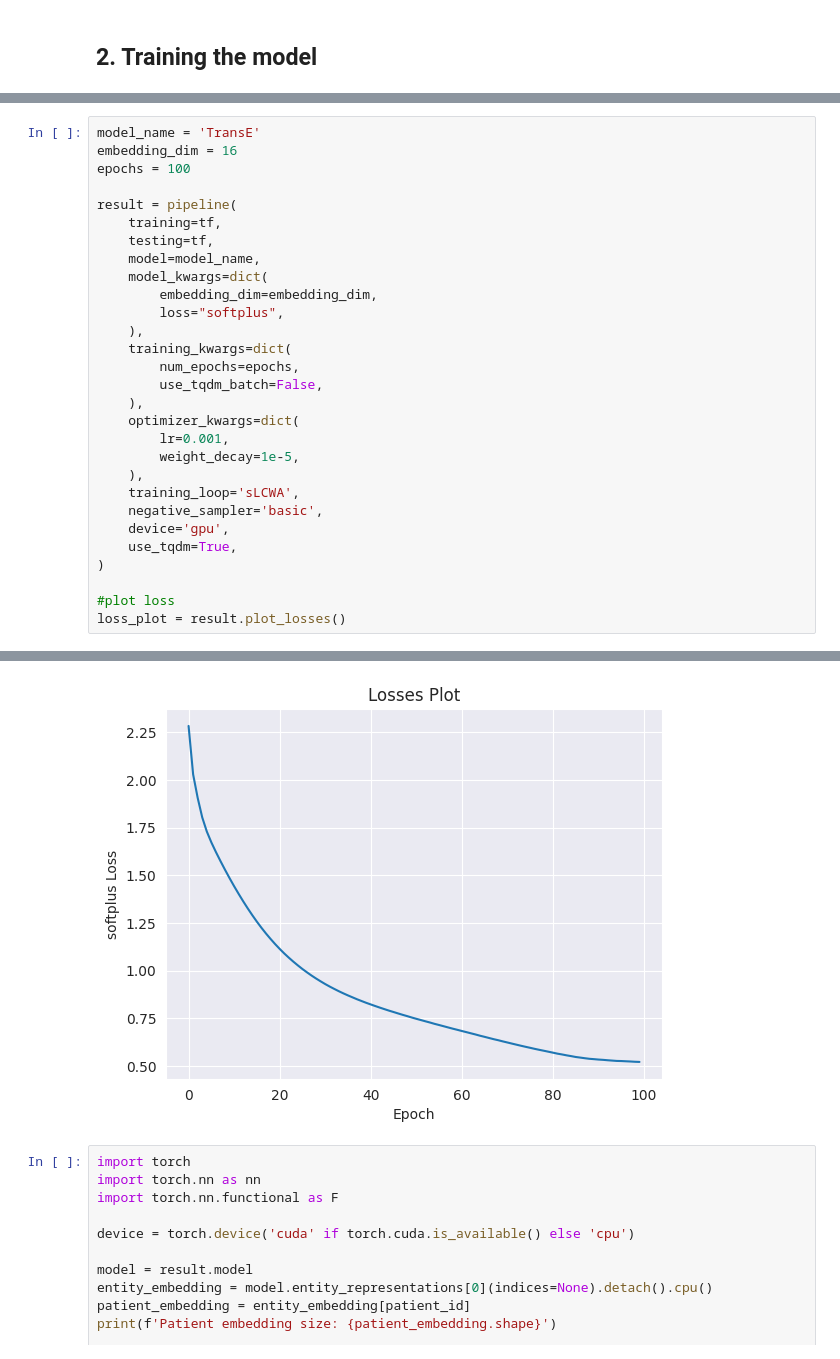
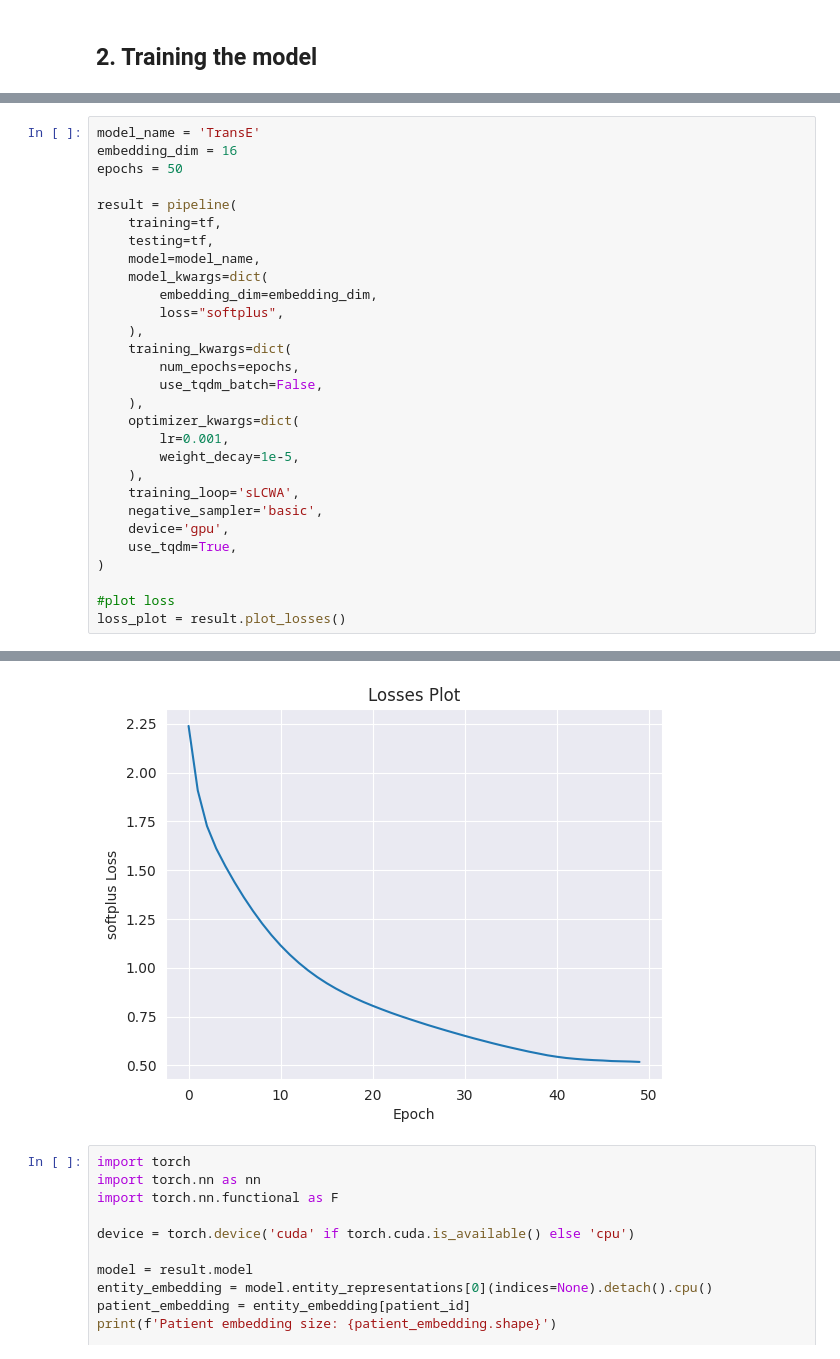
Before and after one commit to TeamHeKA/neurovasc, a Jupyter notebook: notebooks/Graphs/transe_node_pred.ipynb, the cells around one changed output, grey strips where cells are left out. Cells and saved outputs as stored; diff of their text form.

```diff
--- a/notebooks/Graphs/transe_node_pred.ipynb
+++ b/notebooks/Graphs/transe_node_pred.ipynb
@@ -126,7 +130,7 @@ tf = TriplesFactory.from_path(f'{path}/sphn_events_noOutcome.tsv', create_invers
 # %%
 model_name = 'TransE'
 embedding_dim = 16
-epochs = 100
+epochs = 50
 
 result = pipeline(
     training=tf,
@@ -159,4 +164,4 @@ INFO:pykeen.evaluation.evaluator:Evaluation took 137.41s seconds
-[figure, old version]
+[figure, new version]
 # %%
 import torch
 import torch.nn as nn
```
Also changed, not shown: parts of 7 cells of this notebook, 1 other file.
